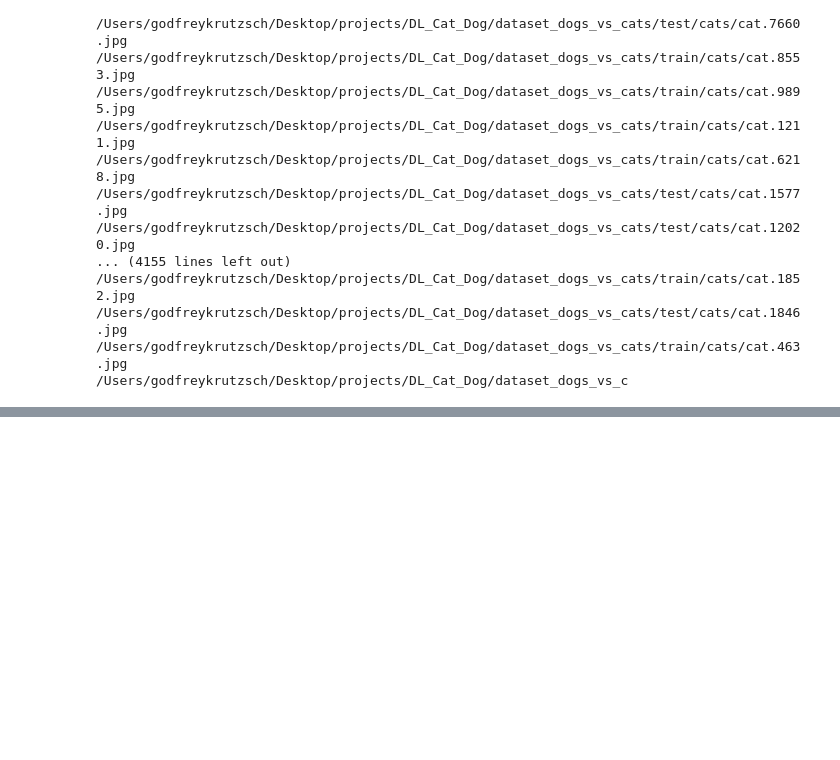
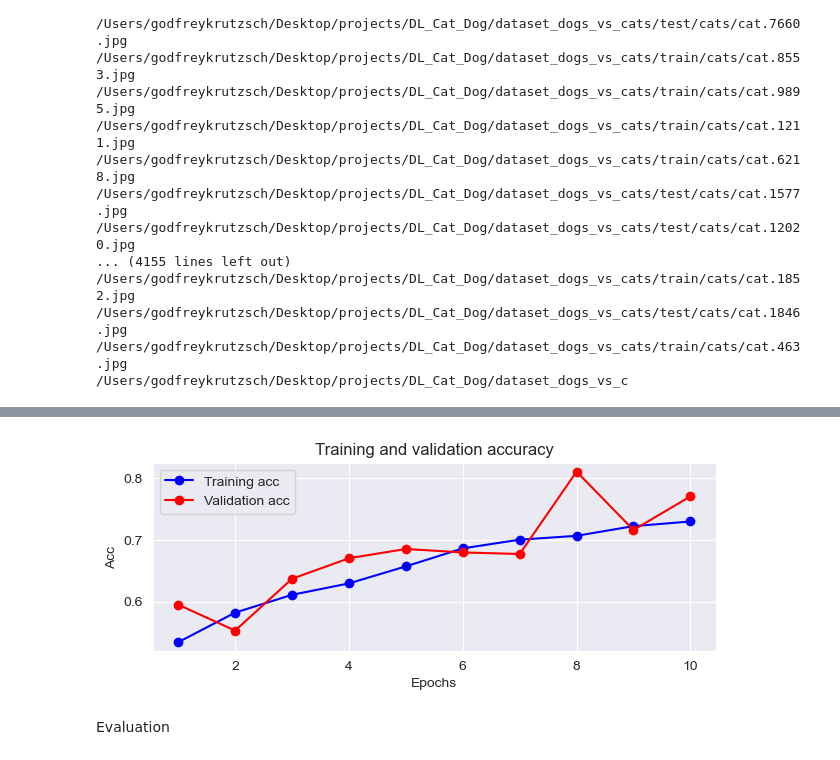
Before and after one commit to god3krutzsch/Deep-learning-Cats-and-Dogs, a Jupyter notebook: DL_Cat_and_Dog_Classifer.ipynb, the cells around one changed output, grey strips where cells are left out. Drawn from its saved outputs; the diff is of its cells as text; code cells hidden in the pictures; blank space fills up the shorter version.

```diff
--- a/DL_Cat_and_Dog_Classifer.ipynb
+++ b/DL_Cat_and_Dog_Classifer.ipynb
@@ -462,0 +502,17 @@ Epoch 4/30
+# %%
+# Accuracy
+plt.subplot(2,1,2)
+acc_values = history_dict['accuracy']
+val_acc_values = history_dict['val_accuracy']
+plt.plot(epochs_x, acc_values, 'b-o', label='Training acc')
+plt.plot(epochs_x, val_acc_values, 'r-o', label='Validation acc')
+plt.title('Training and validation accuracy')
+plt.xlabel('Epochs')
+plt.ylabel('Acc')
+plt.legend()
+plt.tight_layout()
+plt.show()
+# %% [output]
+[figure, added]
+# %% [markdown]
+Evaluation
```
Also changed, not shown: parts of 27 cells of this notebook.
